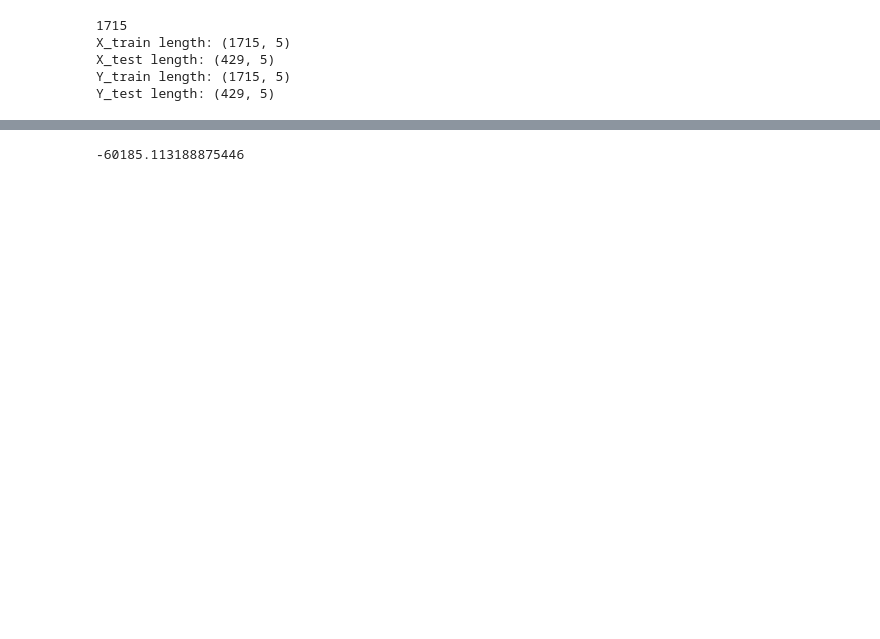
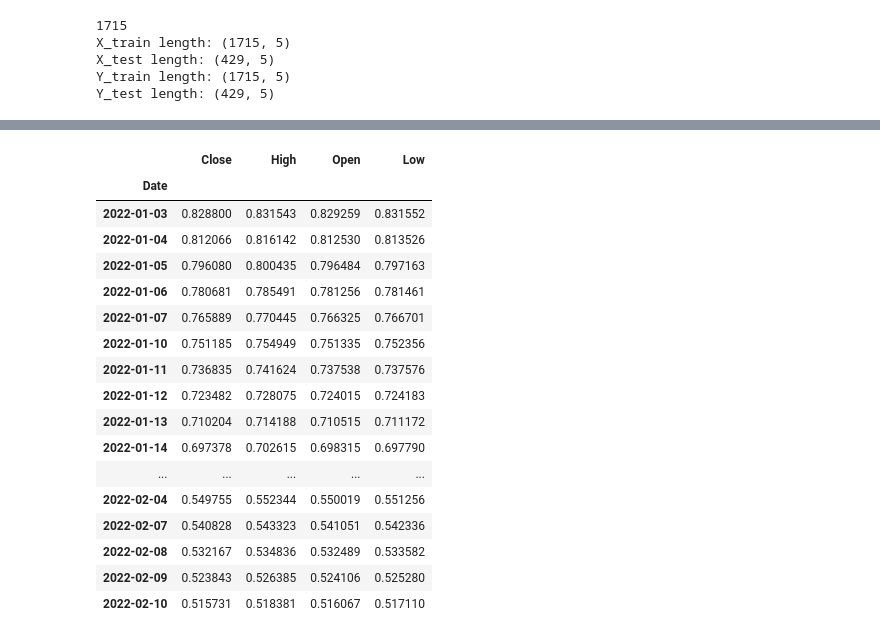
Before and after one commit to LakshmiMeyyappan/Week-12-Time-Series, a Jupyter notebook: TimeSeries_VARMAX.ipynb, the cells around one changed output, grey strips where cells are left out. Cells and saved outputs as stored; diff of their text form; code cells hidden in the pictures; blank space fills up the shorter version.

```diff
--- a/TimeSeries_VARMAX.ipynb
+++ b/TimeSeries_VARMAX.ipynb
@@ -142,4 +171,21 @@ perf_df
 # %%
-best_aic
+pred
 # %% [output]
--60185.113188875446
+|  | Close | High | Open | Low |
+| Date |  |  |  |  |
+| 2022-01-03 | 0.828800 | 0.831543 | 0.829259 | 0.831552 |
+| 2022-01-04 | 0.812066 | 0.816142 | 0.812530 | 0.813526 |
+| 2022-01-05 | 0.796080 | 0.800435 | 0.796484 | 0.797163 |
+| 2022-01-06 | 0.780681 | 0.785491 | 0.781256 | 0.781461 |
+| 2022-01-07 | 0.765889 | 0.770445 | 0.766325 | 0.766701 |
+| 2022-01-10 | 0.751185 | 0.754949 | 0.751335 | 0.752356 |
+| 2022-01-11 | 0.736835 | 0.741624 | 0.737538 | 0.737576 |
+| 2022-01-12 | 0.723482 | 0.728075 | 0.724015 | 0.724183 |
+| 2022-01-13 | 0.710204 | 0.714188 | 0.710515 | 0.711172 |
+| 2022-01-14 | 0.697378 | 0.702615 | 0.698315 | 0.697790 |
+| ... | ... | ... | ... | ... |
+| 2022-02-04 | 0.549755 | 0.552344 | 0.550019 | 0.551256 |
+| 2022-02-07 | 0.540828 | 0.543323 | 0.541051 | 0.542336 |
+| 2022-02-08 | 0.532167 | 0.534836 | 0.532489 | 0.533582 |
+| 2022-02-09 | 0.523843 | 0.526385 | 0.524106 | 0.525280 |
+| 2022-02-10 | 0.515731 | 0.518381 | 0.516067 | 0.517110 |
```
Also changed, not shown: parts of 13 cells of this notebook, 1 other file.
